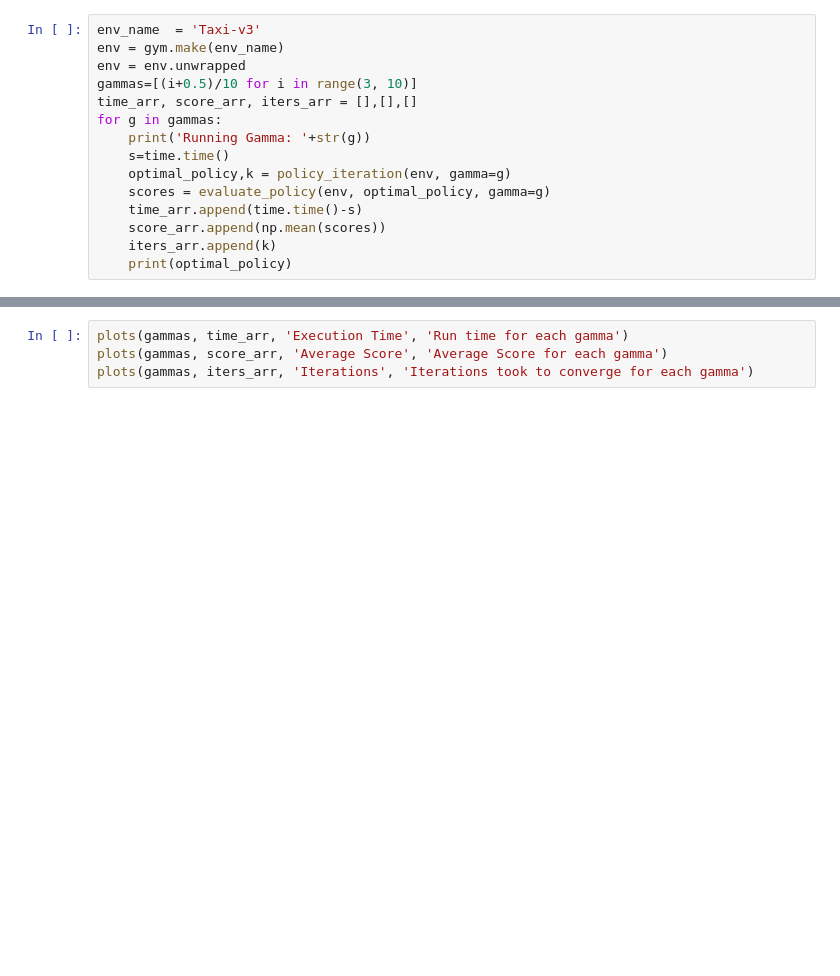
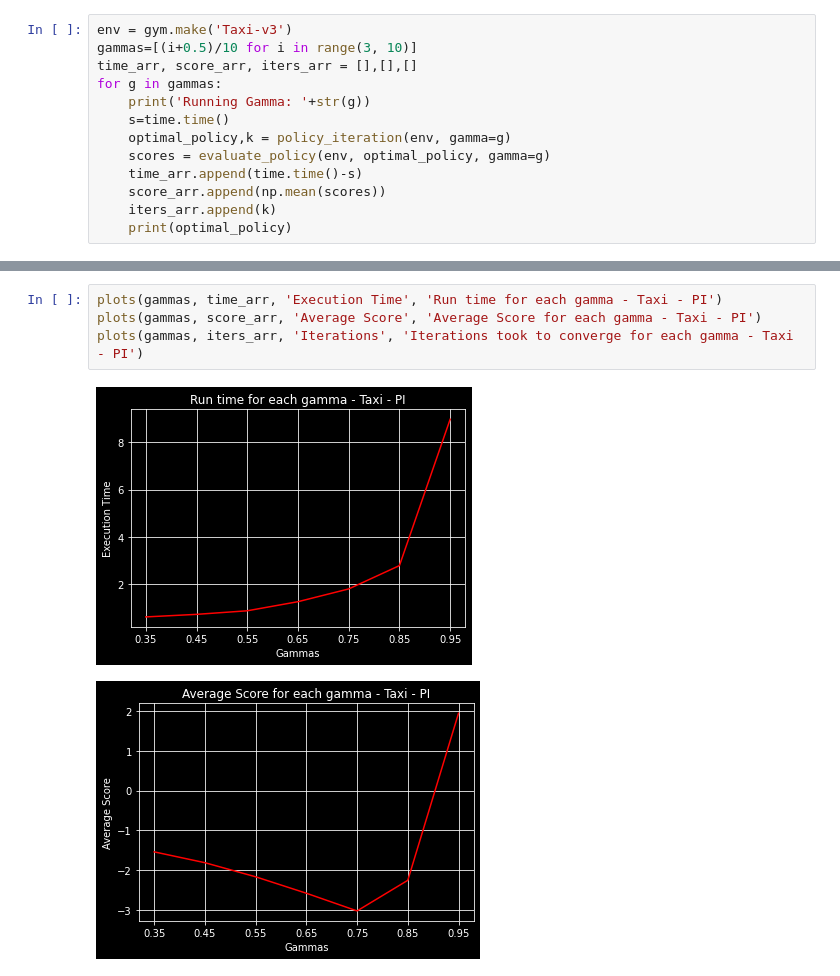
Before and after one commit to jbanigan/CS-7641, a Jupyter notebook: MDP/Taxi_PI.ipynb, the cells around one changed output, grey strips where cells are left out. Drawn from its saved outputs; the diff is of its cells as text; blank space fills up the shorter version.

```diff
--- a/MDP/Taxi_PI.ipynb
+++ b/MDP/Taxi_PI.ipynb
@@ -11,7 +10,5 @@ np.random.seed(0)
 # %%
-env_name  = 'Taxi-v3'
-env = gym.make(env_name)
-env = env.unwrapped
+env = gym.make('Taxi-v3')
 gammas=[(i+0.5)/10 for i in range(3, 10)]
 time_arr, score_arr, iters_arr = [],[],[]
 for g in gammas:
@@ -29,4 +41,7 @@ UnboundLocalError: local variable 'k' referenced before assignment
 # %%
-plots(gammas, time_arr, 'Execution Time', 'Run time for each gamma')
-plots(gammas, score_arr, 'Average Score', 'Average Score for each gamma')
-plots(gammas, iters_arr, 'Iterations', 'Iterations took to converge for each gamma')
+plots(gammas, time_arr, 'Execution Time', 'Run time for each gamma - Taxi - PI')
+plots(gammas, score_arr, 'Average Score', 'Average Score for each gamma - Taxi - PI')
+plots(gammas, iters_arr, 'Iterations', 'Iterations took to converge for each gamma - Taxi - PI')
+# %% [output]
+[figure, added]
+[figure, added]
```
Also changed, not shown: parts of 3 cells of this notebook, 24 other files.
